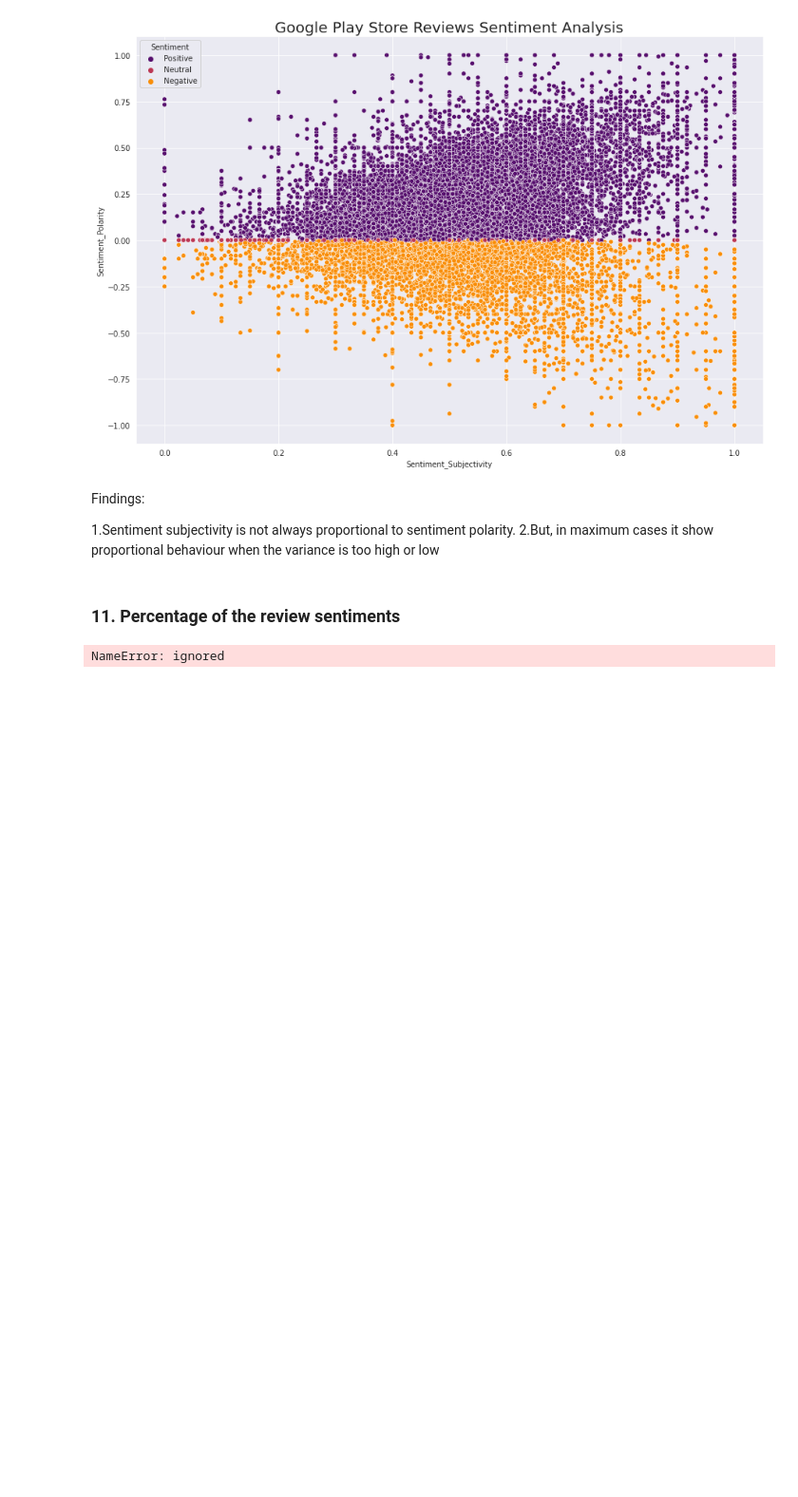
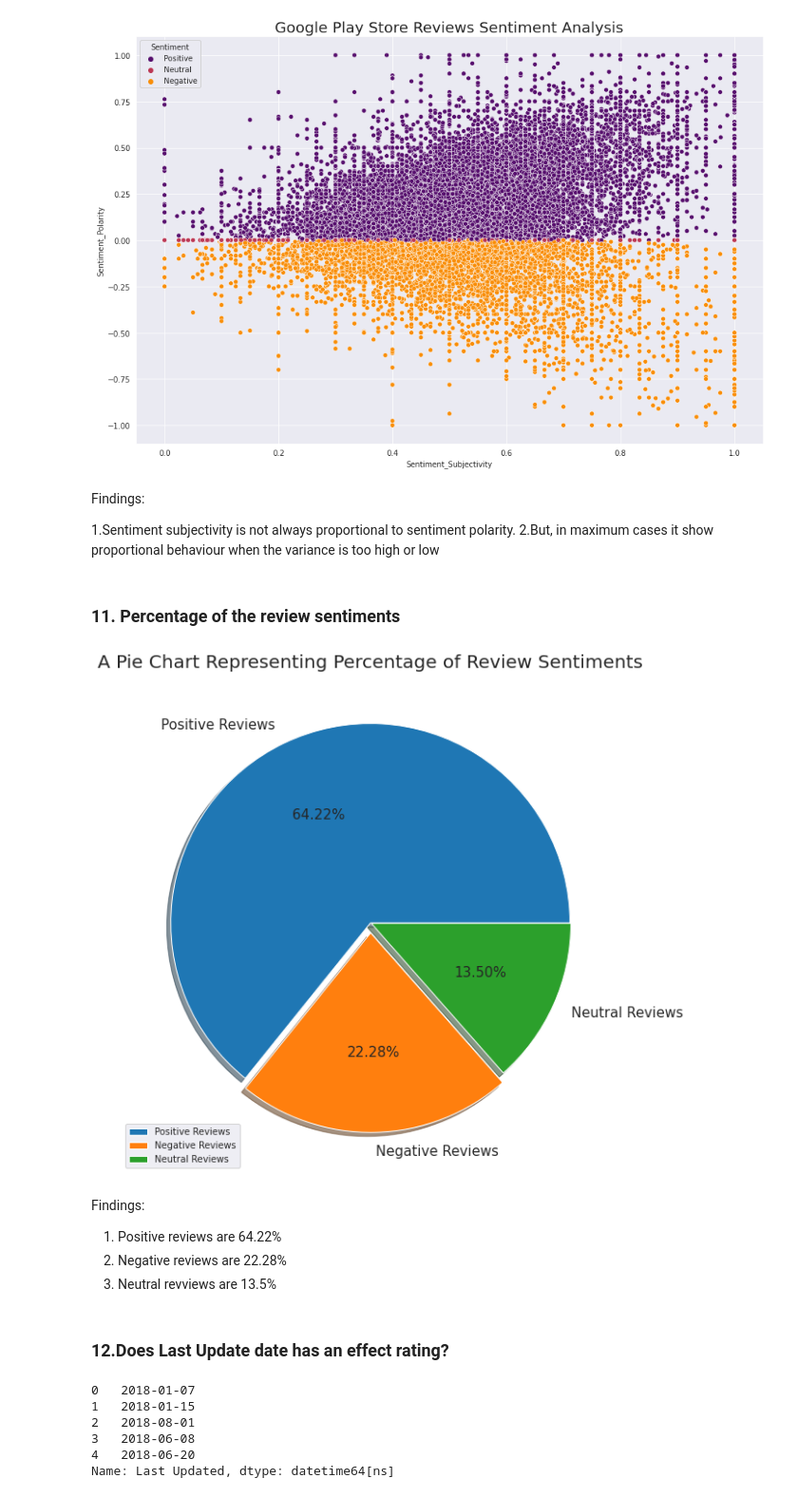
Before and after one commit to sumaiyasiddiqa/Play-store-app-review-analysis, a Jupyter notebook: Play_Store_App_Review_Analysis_(Sumaiya_Siddiqa).ipynb, the cells around one changed output. Shown at 95% size. Saved outputs shown, nothing was run; the diff lists cells and outputs as text; code cells hidden in the pictures; blank space fills up the shorter version.

```diff
--- a/Play_Store_App_Review_Analysis_(Sumaiya_Siddiqa).ipynb
+++ b/Play_Store_App_Review_Analysis_(Sumaiya_Siddiqa).ipynb
@@ -1075,12 +1105,30 @@ Findings:
 # %%
 counts = list(merged_ps_df['Sentiment'].value_counts())
 labels = 'Positive Reviews', 'Negative Reviews','Neutral Reviews'
-matplotlib.rcParams['font.size'] = 12
-matplotlib.rcParams['figure.figsize'] = (8, 8)
-plt.pie(counts, labels=labels, explode=[0, 0.05, 0.005], shadow=True, autopct="%.2f%%")
+plt.figure(figsize=(10,10))
+plt.pie(counts, labels=labels, explode=[0, 0.05, 0.005], shadow=True, autopct="%.2f%%", textprops={'fontsize': 15})
 plt.title('A Pie Chart Representing Percentage of Review Sentiments', fontsize=20)
 plt.axis('off')
 plt.legend()
 plt.show()
 # %% [output]
-NameError: ignored
+[figure, added]
+# %% [markdown]
+Findings:
+
+1. Positive reviews are 64.22%
+2. Negative reviews are 22.28%
+3. Neutral revviews are 13.5%
+# %% [markdown]
+### **12.Does Last Update date has an effect rating?**
+# %%
+print(ps_df['Last Updated'].head())
+#fetch update year from date
+ps_df["Update year"] = ps_df["Last Updated"].apply(lambda x: x.strftime('%Y')).astype('int64')
+# %% [output]
+0   2018-01-07
+1   2018-01-15
+2   2018-08-01
+3   2018-06-08
+4   2018-06-20
+Name: Last Updated, dtype: datetime64[ns]
```
Also changed, not shown: parts of 13 cells of this notebook.
